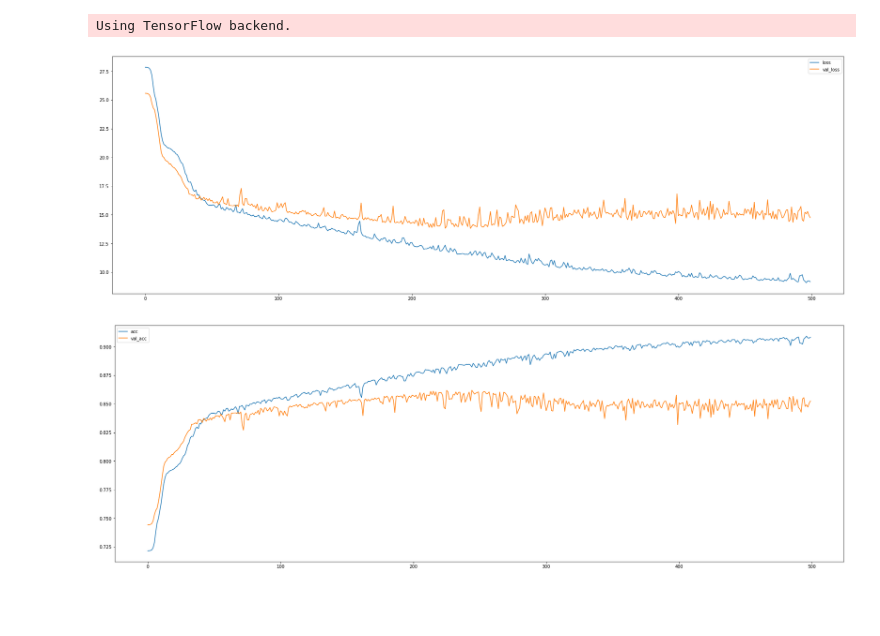
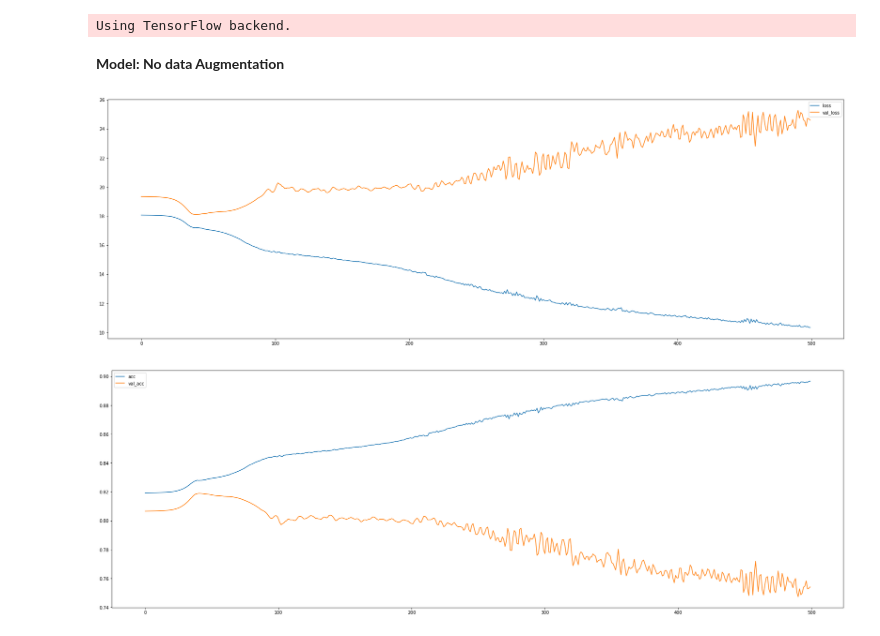
Before and after one commit to afranck64/ultimatum, a Jupyter notebook: notebooks/Model.ipynb, the cells around one changed output. Saved outputs shown, nothing was run; the diff lists cells and outputs as text; code cells hidden in the pictures; blank space fills up the shorter version.

```diff
--- a/notebooks/Model.ipynb
+++ b/notebooks/Model.ipynb
@@ -160,7 +160,7 @@ class DACombine(object):
             targets = yTrain.ravel()
             probs = None
         xRes = list(xTrain)
-        yRes = list(yTrain)
+        yRes = list(yTrain.ravel())
         for _ in range(size):
             target = np.random.choice(targets, p=probs)
             target_mask = (yTrain.ravel()<=target) & (yTrain.ravel()>=(target-distance))
@@ -274,25 +272,25 @@ def keras_model(loss=None, metrics=None, nb_epoch=100, batch_size=32, verbose=Fa
     return KerasRegressor(build_fn=build_fn, epochs=nb_epoch, batch_size=batch_size, verbose=verbose)
 # %% [output]
 Using TensorFlow backend.
+# %% [markdown]
+**Model: No data Augmentation**
 # %%
 #sci-kit like training
-sm = keras_model(loss=loss2_tf, metrics=[gain_tf])
+model = keras_model(loss=loss2_tf, metrics=[gain_tf])
 da = DACombine()
 xTrain_a, yTrain_a = xTrain, yTrain
-xTrain_a, yTrain_a = da.fit_predict(xTrain, yTrain, size=1024, distance=10)
-history = sm.fit(xTrain_a.astype('float'), yTrain_a.astype('float'), validation_split=1/4, epochs=500, batch_size=60, verbose=0)
+#xTrain_a, yTrain_a = da.fit_predict(xTrain, yTrain, size=1024, distance=10)
+history = model.fit(xTrain_a.astype('float'), yTrain_a.astype('float'), validation_split=1/4, epochs=500, batch_size=60, verbose=0)
 loss_hist = pd.DataFrame(data={'loss': history.history['loss'], 'val_loss': history.history['val_loss']})
 loss_hist.plot(figsize=(30,10))
 
 acc_hist = pd.DataFrame(data={'acc': history.history['gain_tf'], 'val_acc': history.history['val_gain_tf']})
 acc_hist.plot(figsize=(30, 10))
 
-smPredict = sm.predict(xTest, batch_size=128)
+yPred = model.predict(xTest, batch_size=128)
 
-out_data = pd.DataFrame(data={'y_test': np.ravel(yTest), 'y_pred': np.ravel(smPredict)})
+out_data = pd.DataFrame(data={'y_test': np.ravel(yTest), 'y_pred': np.ravel(yPred)})
 stl = sm.score(xTest, yTest, verbose=0)
-#print("Results: %2.2f (%.2f) MSE, Scalar test loss: %.2f" % (smPredict.mean(), smPredict.std(), stl))
-#out_data.plot(figsize=(30,10))
 # %% [output]
-[figure, old version]
+[figure, new version]
-[figure, old version]
+[figure, new version]
```
Also changed, not shown: parts of 6 cells of this notebook, 2 other files.
